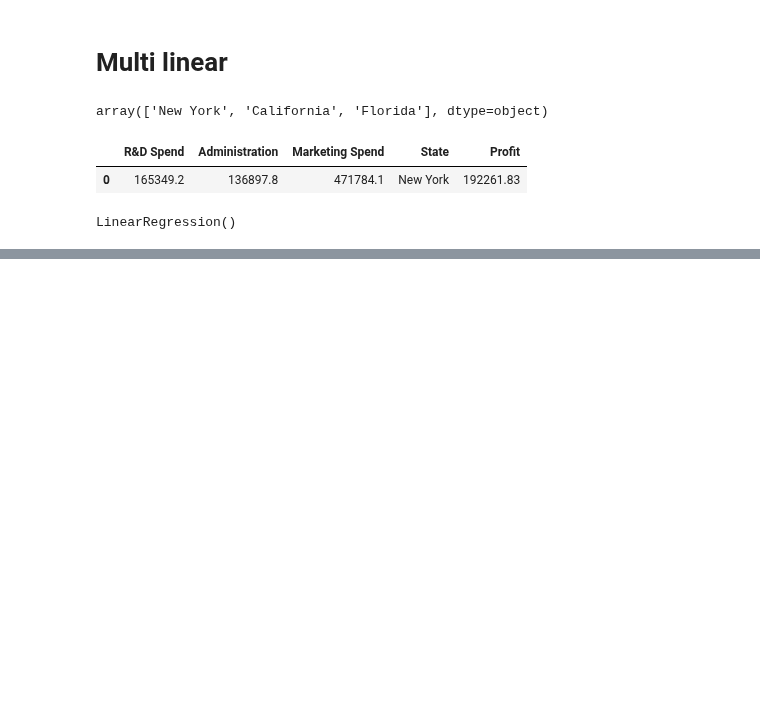
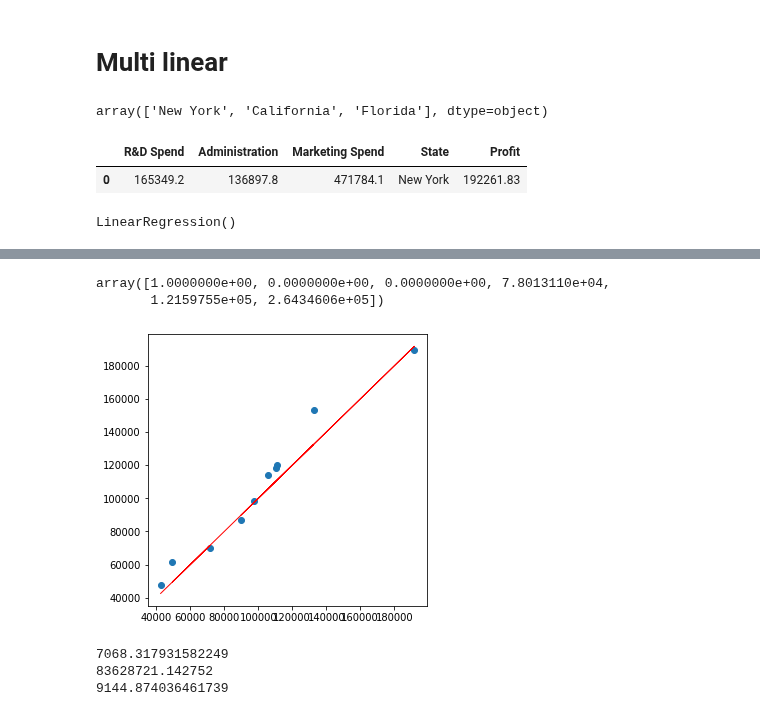
Before and after one commit to kozz84/Udemy, a Jupyter notebook: Machine_Learning_A_Z.ipynb, the cells around one changed output, grey strips where cells are left out. Cells and saved outputs as stored; diff of their text form; code cells hidden in the pictures; blank space fills up the shorter version.

```diff
--- a/Machine_Learning_A_Z.ipynb
+++ b/Machine_Learning_A_Z.ipynb
@@ -190,0 +197,3 @@ np.sqrt(metrics.mean_squared_error(y_test,y_pred))
+# %%
+X= df.drop(['Profit'],axis=1)
+y = df['Profit']
@@ -190,0 +202,33 @@ np.sqrt(metrics.mean_squared_error(y_test,y_pred))
+# %%
+from sklearn.compose import ColumnTransformer
+from sklearn.preprocessing import OneHotEncoder
+ct = ColumnTransformer(transformers=[('encoder',OneHotEncoder(),['State'])],remainder='passthrough')
+# %%
+X = ct.fit_transform(X)
+# %%
+from sklearn.model_selection import train_test_split
+X_train, X_test, y_train, y_test = train_test_split(X, y, test_size=0.2, random_state=101)
+from sklearn.linear_model import LinearRegression
+lm = LinearRegression()
+# %%
+lm.fit(X_train,y_train)
+X_train[0]
+# %% [output]
+array([1.0000000e+00, 0.0000000e+00, 0.0000000e+00, 7.8013110e+04,
+       1.2159755e+05, 2.6434606e+05])
+# %%
+plt.figure(figsize=(5,5))
+plt.scatter(y_test,y_pred)
+plt.plot(y_test,y_test, color='red', linewidth=1)
+plt.show()
+# %% [output]
+[figure, added]
+# %%
+from sklearn import metrics
+print(metrics.mean_absolute_error(y_test,y_pred))
+print(metrics.mean_squared_error(y_test,y_pred))
+print(np.sqrt(metrics.mean_squared_error(y_test,y_pred)))
+# %% [output]
+7068.317931582249
+83628721.142752
+9144.874036461739
```
Also changed, not shown: parts of 10 cells of this notebook.
